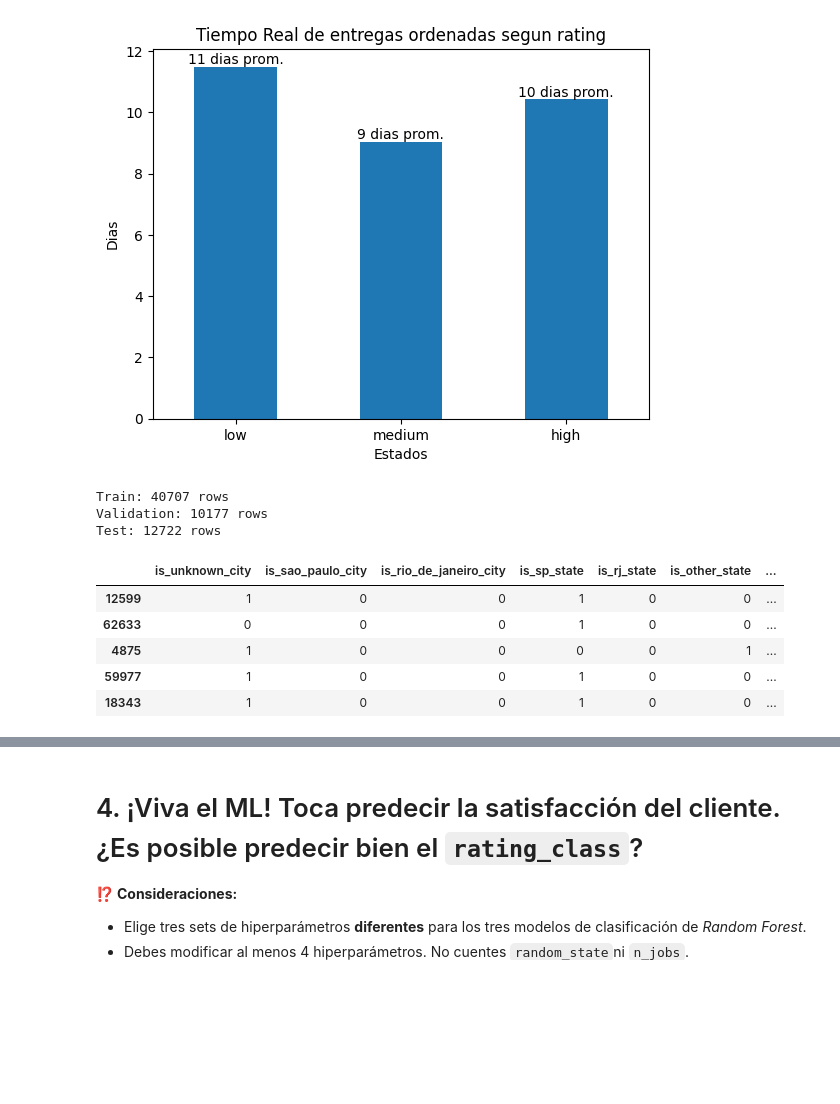
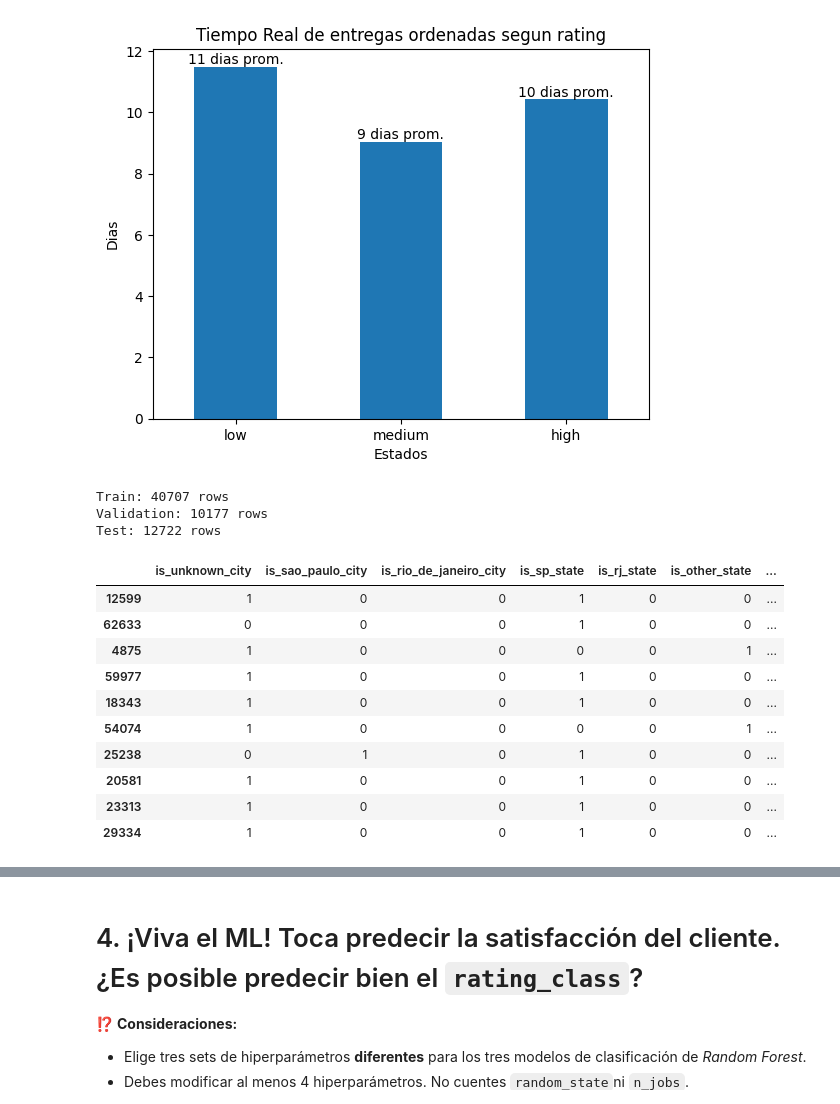
Before and after one commit to julvc/python_diplo, a Jupyter notebook: MP2.ipynb, the cells around one changed output, grey strips where cells are left out. Cells and saved outputs as stored; diff of their text form; code cells hidden in the pictures; blank space fills up the shorter version.

```diff
--- a/MP2.ipynb
+++ b/MP2.ipynb
@@ -147,7 +147,7 @@ top_products = df['product'].value_counts().head(3).index.to_list()
 df['is_top_product'] = df['product'].isin(top_products).astype(int)
 top_sellers = df['seller'].value_counts().head(3).index.to_list()
 df['is_top_seller'] = df['seller'].isin(top_sellers).astype(int)
-
+df['is_credit_card'] = (df['payment'] == 'credit card').astype(int)
 df.head(8)
 # %% [output]
 |  | order | product | seller | customer | city | state | category | price | shipping | payment | ... |
@@ -278,34 +278,39 @@ x = df.drop(
     columns=[
         'order', 'product', 'seller', 'customer', 'category', 'city', 'state', 'purchased', 'delivered', 'estimated_delivery',
         'price', 'shipping', 'total_price', 'shipping', 'payment', 'purchased', 'delivered', 'estimated_delivery',
         'rating', 'rating_class'
     ]
 )
 
 ########################################################################################################################
 
 # ¡No modificar! Esta celda se encarga de dividir los datos en conjuntos de entrenamiento, validación y prueba.
 
 y = df['rating_class']
 
 x_train_val, x_test, y_train_val, y_test = train_test_split(x, y, test_size=0.2, shuffle=True, random_state=RANDOM_STATE)
 x_train, x_val, y_train, y_val = train_test_split(x_train_val, y_train_val, test_size=0.2, shuffle=True, random_state=RANDOM_STATE)
 
 print(f'Train: {x_train.shape[0]} rows')
 print(f'Validation: {x_val.shape[0]} rows')
 print(f'Test: {x_test.shape[0]} rows')
 
-display(x_train.head(5))
+display(x_train.head(10))
 # %% [output]
 Train: 40707 rows
 Validation: 10177 rows
 Test: 12722 rows
 |  | is_unknown_city | is_sao_paulo_city | is_rio_de_janeiro_city | is_sp_state | is_rj_state | is_other_state | ... |
 | 12599 | 1 | 0 | 0 | 1 | 0 | 0 | ... |
 | 62633 | 0 | 0 | 0 | 1 | 0 | 0 | ... |
 | 4875 | 1 | 0 | 0 | 0 | 0 | 1 | ... |
 | 59977 | 1 | 0 | 0 | 1 | 0 | 0 | ... |
 | 18343 | 1 | 0 | 0 | 1 | 0 | 0 | ... |
+| 54074 | 1 | 0 | 0 | 0 | 0 | 1 | ... |
+| 25238 | 0 | 1 | 0 | 1 | 0 | 0 | ... |
+| 20581 | 1 | 0 | 0 | 1 | 0 | 0 | ... |
+| 23313 | 1 | 0 | 0 | 1 | 0 | 0 | ... |
+| 29334 | 1 | 0 | 0 | 1 | 0 | 0 | ... |
 # %% [markdown]
 # 3. Dicen que se pueden encontrar patrones en tus datos de entrenamiento. ¿Qué patrones encuentras en los pedidos? ¿Cómo pueden ser de utilidad para mejorar las ventas de AMAZOFF?
 
```
Also changed, not shown: parts of 5 cells of this notebook.
